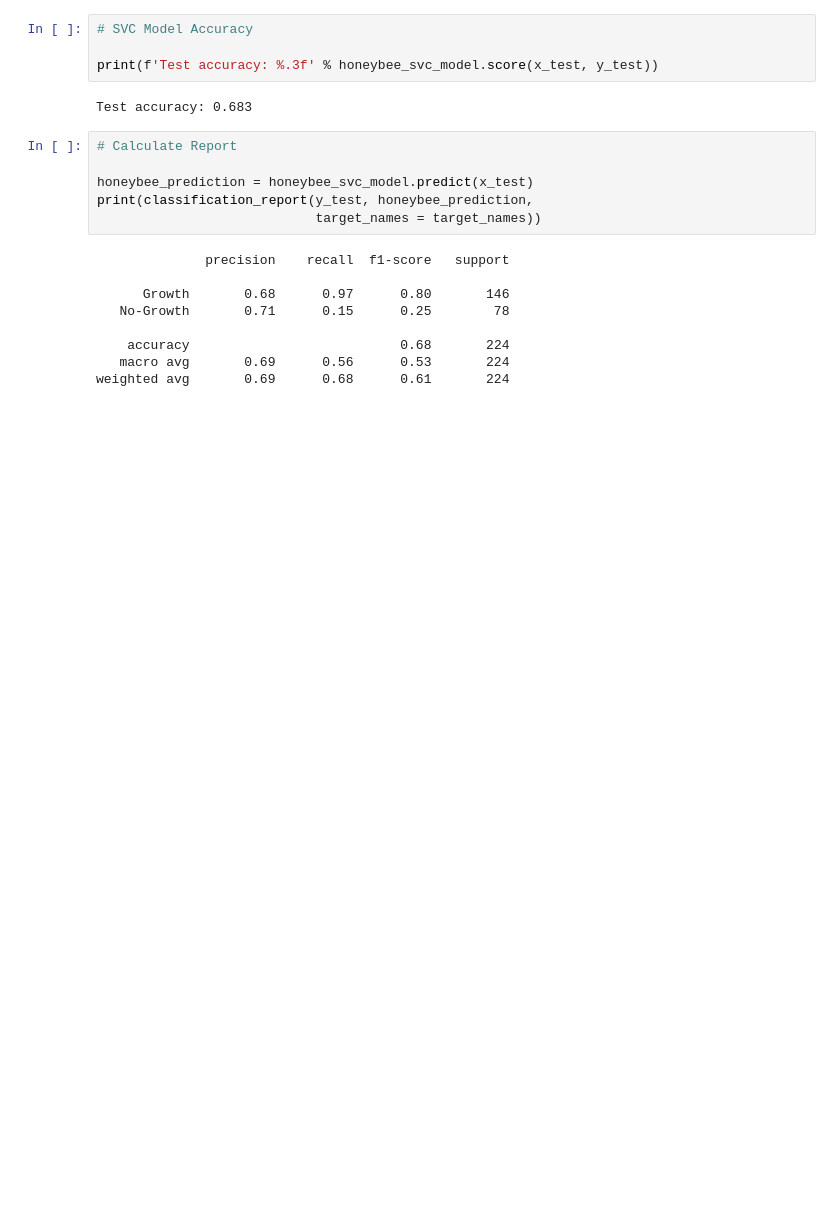
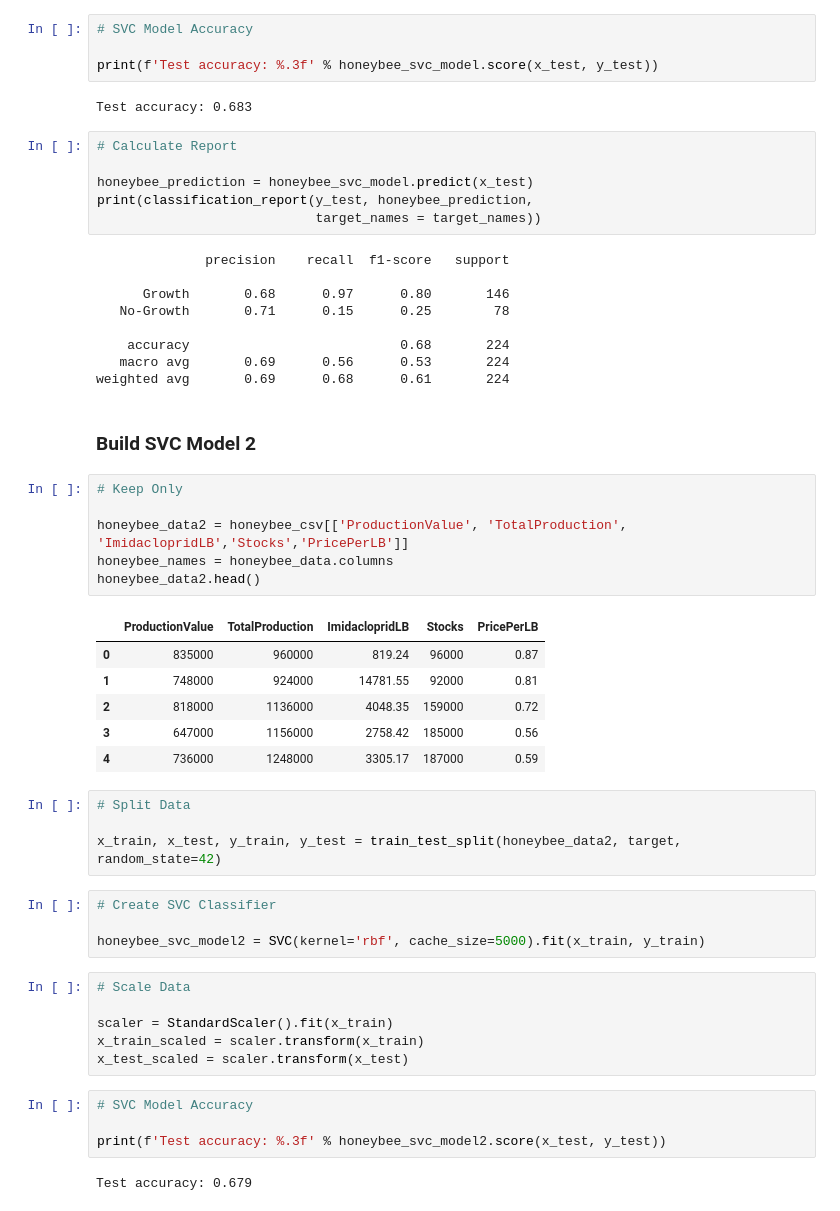
Before and after one commit to mathewqpmiller/Project3-RiotOfTheGreyRock, a Jupyter notebook: MathewsMachineLearningModelSVC.ipynb, the cells around one changed output. Saved outputs shown, nothing was run; the diff lists cells and outputs as text; blank space fills up the shorter version.

```diff
--- a/MathewsMachineLearningModelSVC.ipynb
+++ b/MathewsMachineLearningModelSVC.ipynb
@@ -104,3 +153,38 @@ print(classification_report(y_test, honeybee_prediction,
     accuracy                           0.68       224
    macro avg       0.69      0.56      0.53       224
 weighted avg       0.69      0.68      0.61       224
+# %% [markdown]
+### Build SVC Model 2
+# %%
+# Keep Only
+
+honeybee_data2 = honeybee_csv[['ProductionValue', 'TotalProduction', 'ImidaclopridLB','Stocks','PricePerLB']]
+honeybee_names = honeybee_data.columns
+honeybee_data2.head()
+# %% [output]
+|  | ProductionValue | TotalProduction | ImidaclopridLB | Stocks | PricePerLB |
+| 0 | 835000 | 960000 | 819.24 | 96000 | 0.87 |
+| 1 | 748000 | 924000 | 14781.55 | 92000 | 0.81 |
+| 2 | 818000 | 1136000 | 4048.35 | 159000 | 0.72 |
+| 3 | 647000 | 1156000 | 2758.42 | 185000 | 0.56 |
+| 4 | 736000 | 1248000 | 3305.17 | 187000 | 0.59 |
+# %%
+# Split Data
+
+x_train, x_test, y_train, y_test = train_test_split(honeybee_data2, target, random_state=42)
+# %%
+# Create SVC Classifier
+
+honeybee_svc_model2 = SVC(kernel='rbf', cache_size=5000).fit(x_train, y_train)
+# %%
+# Scale Data
+
+scaler = StandardScaler().fit(x_train)
+x_train_scaled = scaler.transform(x_train)
+x_test_scaled = scaler.transform(x_test)
+# %%
+# SVC Model Accuracy
+
+print(f'Test accuracy: %.3f' % honeybee_svc_model2.score(x_test, y_test))
+# %% [output]
+Test accuracy: 0.679
```
Also changed, not shown: parts of 38 cells of this notebook, 2 other files.
